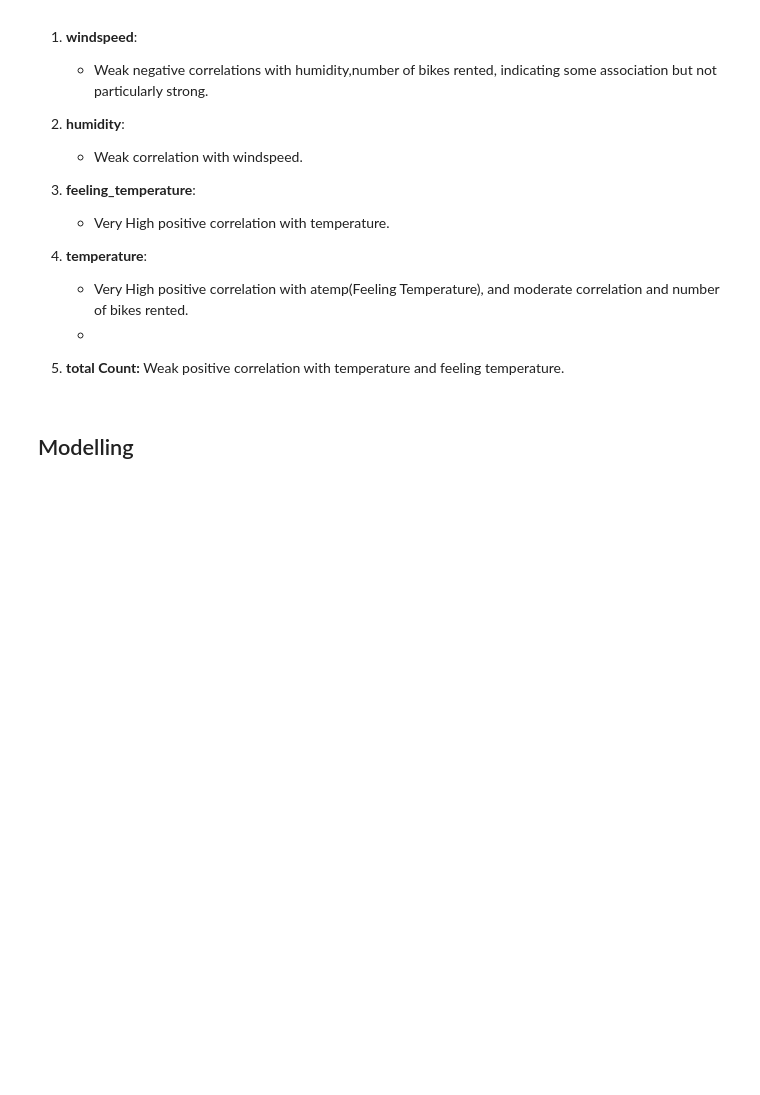
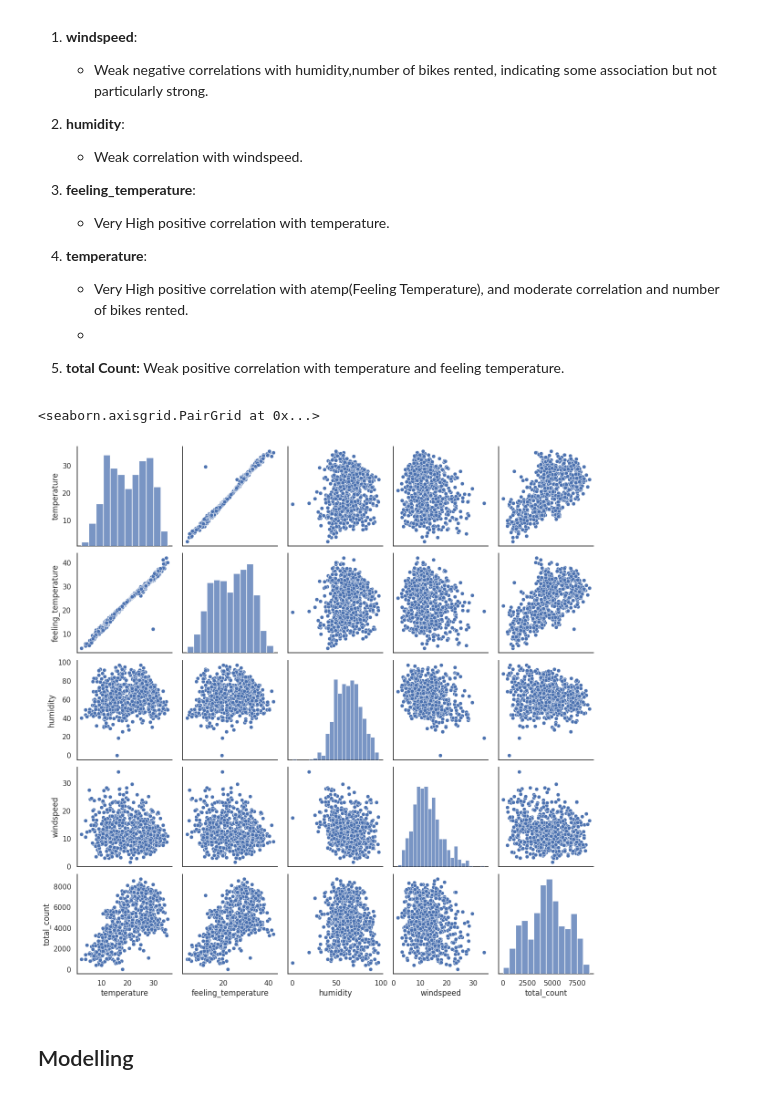
Before and after one commit to aputatun/BoomBikesAssignment, a Jupyter notebook: BoomBikesAssignment_Ankan_Putatunda.ipynb, the cells around one changed output. Cells and saved outputs as stored; diff of their text form; code cells hidden in the pictures; blank space fills up the shorter version.

```diff
--- a/BoomBikesAssignment_Ankan_Putatunda.ipynb
+++ b/BoomBikesAssignment_Ankan_Putatunda.ipynb
@@ -1163,6 +1163,12 @@ multivariate_analysis.heatmap()
     -  Very High positive correlation with atemp(Feeling Temperature), and moderate correlation and number of bikes rented.
     -
  5. **total Count:** Weak positive correlation with temperature and feeling temperature.
+# %%
+# Creating pair plot for visualisation
+sns.pairplot(df_clean[numerical_columns])
+# %% [output]
+<seaborn.axisgrid.PairGrid at 0x...>
+[figure, added]
 # %% [markdown]
 ## Modelling
 # %% [markdown]
```
Also changed, not shown: parts of 7 cells of this notebook.
